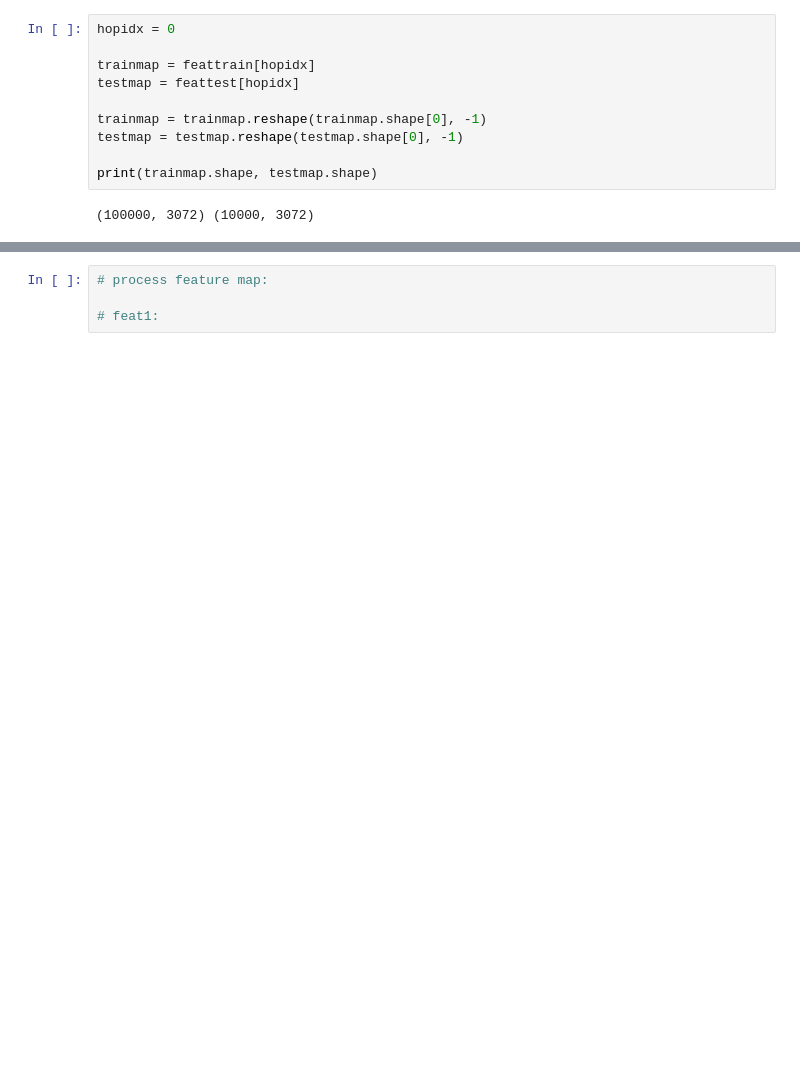
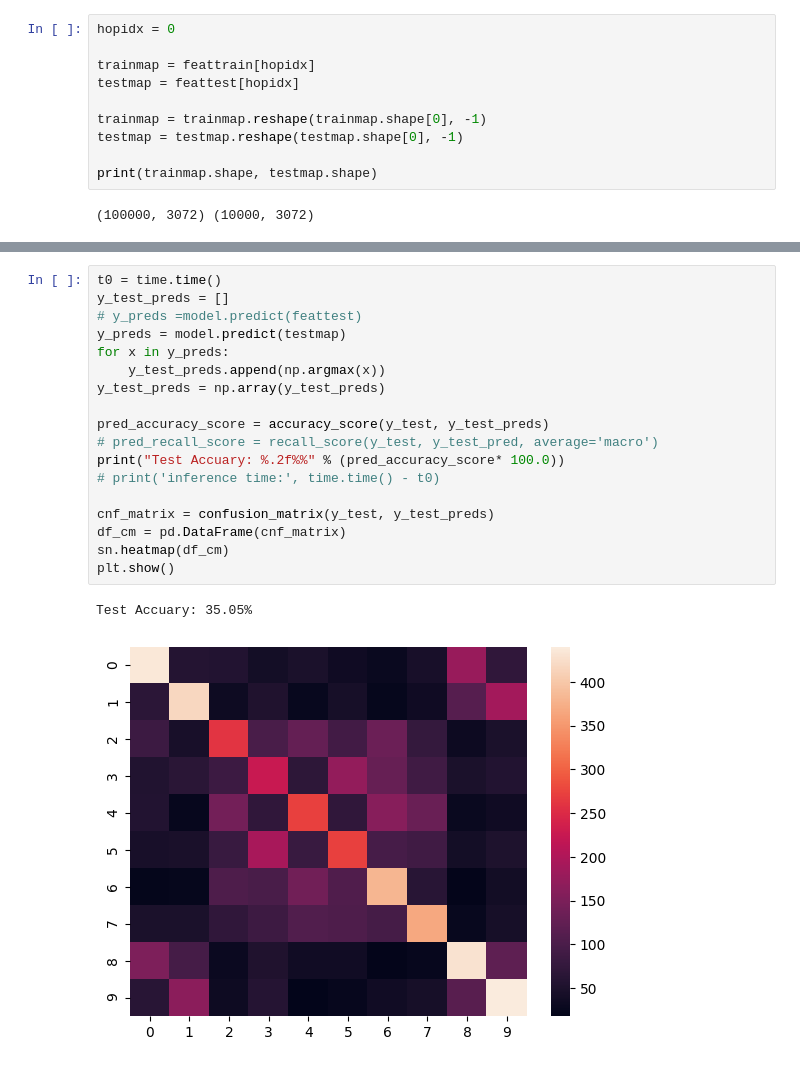
Before and after one commit to ChuniHiro/Pixelhop-Pytorch, a Jupyter notebook: HAAR_filter.ipynb, the cells around one changed output, grey strips where cells are left out. Drawn from its saved outputs; the diff is of its cells as text; blank space fills up the shorter version.

```diff
--- a/HAAR_filter.ipynb
+++ b/HAAR_filter.ipynb
@@ -426,4 +521,21 @@ val data: (1000, 3072) (1000, 1)
-# %%
-# process feature map:
-
-# feat1:
+# %%
+t0 = time.time()
+y_test_preds = []
+# y_preds =model.predict(feattest)
+y_preds = model.predict(testmap)
+for x in y_preds:
+    y_test_preds.append(np.argmax(x))
+y_test_preds = np.array(y_test_preds)
+
+pred_accuracy_score = accuracy_score(y_test, y_test_preds)
+# pred_recall_score = recall_score(y_test, y_test_pred, average='macro')
+print("Test Accuary: %.2f%%" % (pred_accuracy_score* 100.0))
+# print('inference time:', time.time() - t0)
+
+cnf_matrix = confusion_matrix(y_test, y_test_preds)
+df_cm = pd.DataFrame(cnf_matrix)
+sn.heatmap(df_cm)
+plt.show()
+# %% [output]
+Test Accuary: 35.05%
+[figure, added]
```
Also changed, not shown: parts of 35 cells of this notebook.
